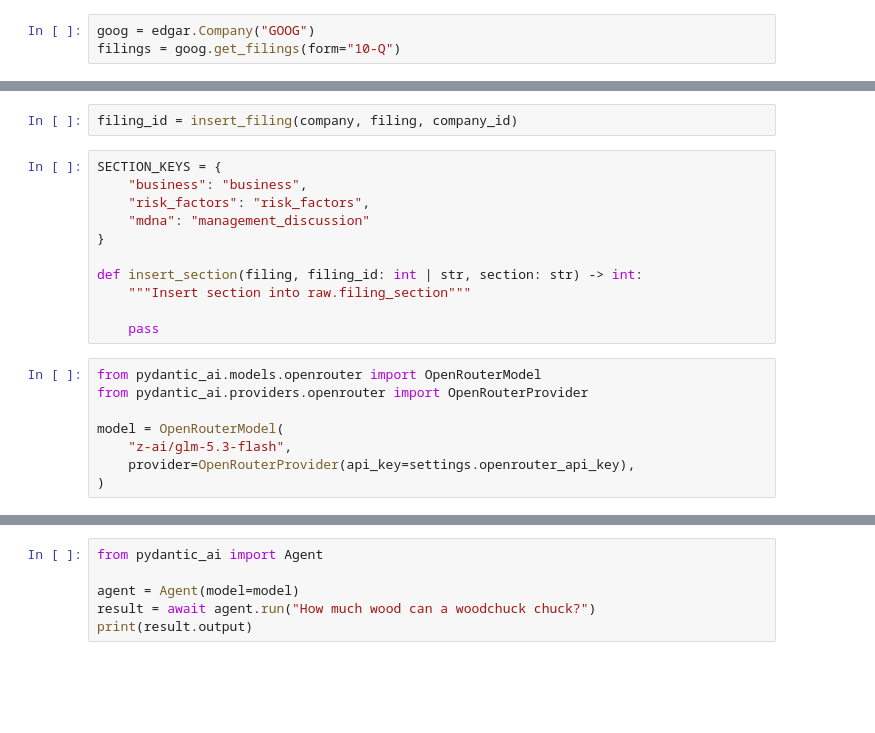
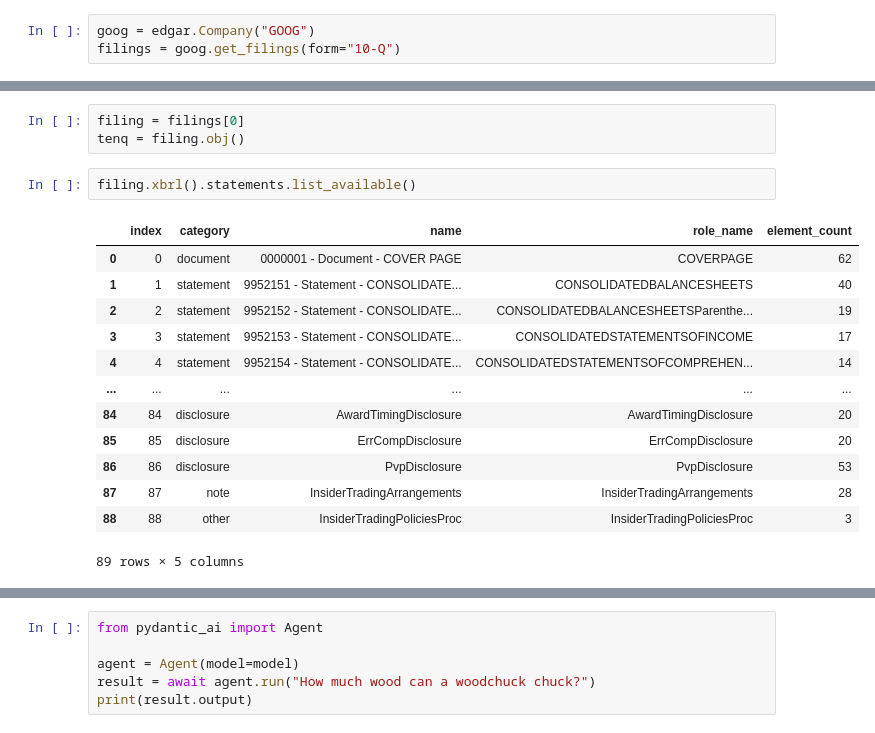
Before and after one commit to BenAF002/EquiBot, a Jupyter notebook: notebooks/etl_tests.ipynb, the cells around one changed output, grey strips where cells are left out. Saved outputs shown, nothing was run; the diff lists cells and outputs as text; blank space fills up the shorter version.

```diff
--- a/notebooks/etl_tests.ipynb
+++ b/notebooks/etl_tests.ipynb
@@ -188,21 +33,19 @@ def insert_filing(company: Company, filing: EntityFiling, company_id: int | str)
-# %%
-filing_id = insert_filing(company, filing, company_id)
-# %%
-SECTION_KEYS = {
-    "business": "business",
-    "risk_factors": "risk_factors",
-    "mdna": "management_discussion"
-}
-
-def insert_section(filing, filing_id: int | str, section: str) -> int:
-    """Insert section into raw.filing_section"""
-
-    pass
-# %%
-from pydantic_ai.models.openrouter import OpenRouterModel
-from pydantic_ai.providers.openrouter import OpenRouterProvider
-
-model = OpenRouterModel(
-    "z-ai/glm-5.3-flash",
-    provider=OpenRouterProvider(api_key=settings.openrouter_api_key),
-)
+# %%
+filing = filings[0]
+tenq = filing.obj()
+# %%
+filing.xbrl().statements.list_available()
+# %% [output]
+|  | index | category | name | role_name | element_count |
+| 0 | 0 | document | 0000001 - Document - COVER PAGE | COVERPAGE | 62 |
+| 1 | 1 | statement | 9952151 - Statement - CONSOLIDATE... | CONSOLIDATEDBALANCESHEETS | 40 |
+| 2 | 2 | statement | 9952152 - Statement - CONSOLIDATE... | CONSOLIDATEDBALANCESHEETSParenthe... | 19 |
+| 3 | 3 | statement | 9952153 - Statement - CONSOLIDATE... | CONSOLIDATEDSTATEMENTSOFINCOME | 17 |
+| 4 | 4 | statement | 9952154 - Statement - CONSOLIDATE... | CONSOLIDATEDSTATEMENTSOFCOMPREHEN... | 14 |
+| ... | ... | ... | ... | ... | ... |
+| 84 | 84 | disclosure | AwardTimingDisclosure | AwardTimingDisclosure | 20 |
+| 85 | 85 | disclosure | ErrCompDisclosure | ErrCompDisclosure | 20 |
+| 86 | 86 | disclosure | PvpDisclosure | PvpDisclosure | 53 |
+| 87 | 87 | note | InsiderTradingArrangements | InsiderTradingArrangements | 28 |
+| 88 | 88 | other | InsiderTradingPoliciesProc | InsiderTradingPoliciesProc | 3 |
+89 rows × 5 columns
```
Also changed, not shown: parts of 16 cells of this notebook, 3 other files.
